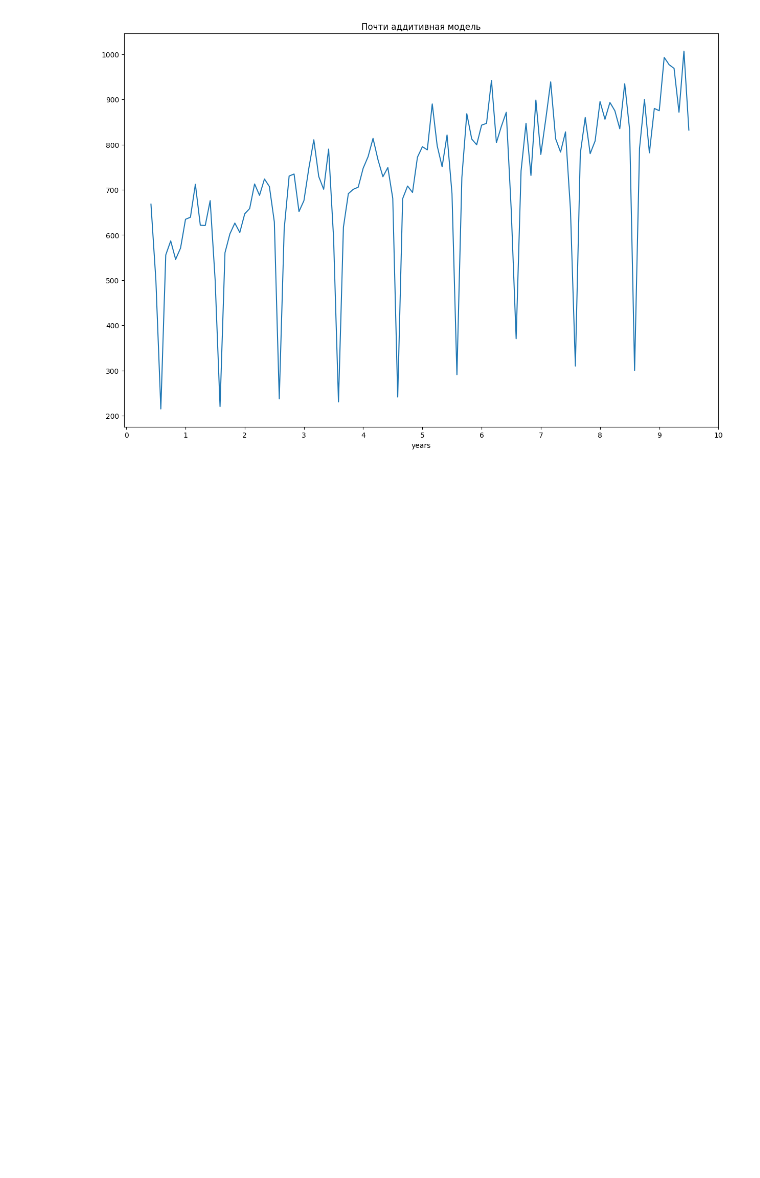
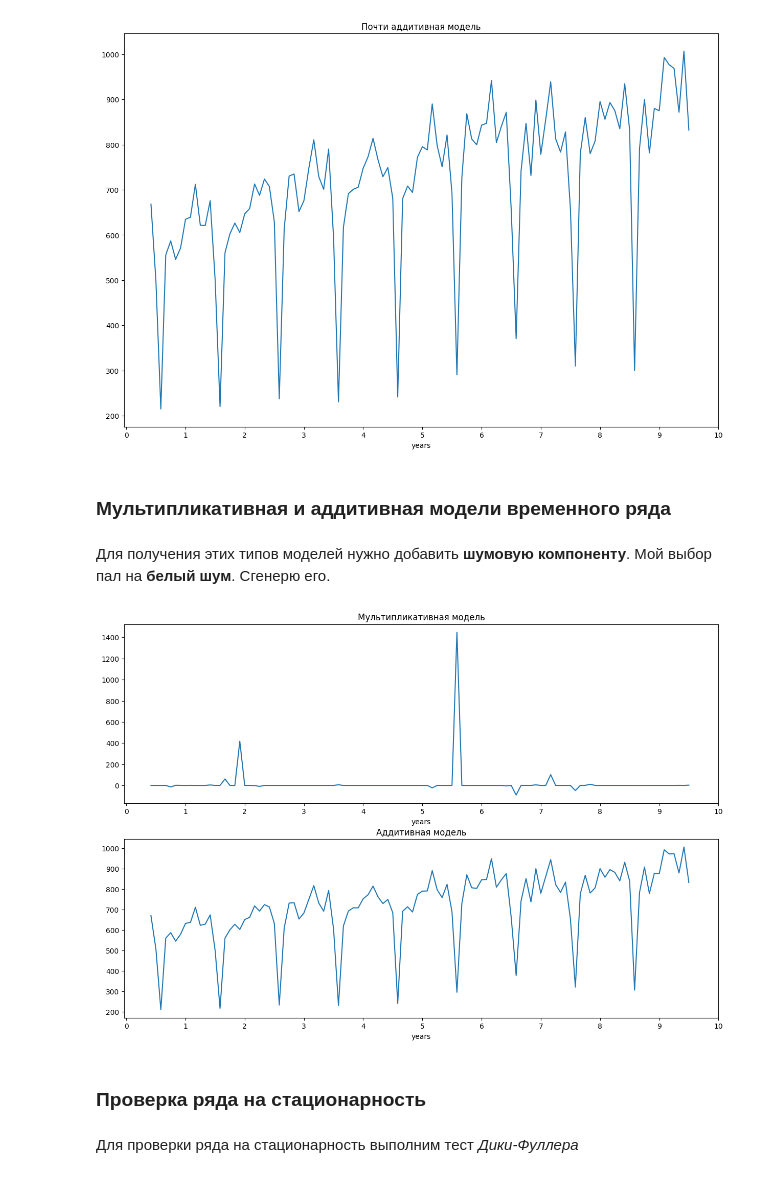
Before and after one commit to alexvilno/PSU_TIMESERIES, a Jupyter notebook: homework2/homework.ipynb, the cells around one changed output. Saved outputs shown, nothing was run; the diff lists cells and outputs as text; code cells hidden in the pictures; blank space fills up the shorter version.

```diff
--- a/homework2/homework.ipynb
+++ b/homework2/homework.ipynb
@@ -97,18 +100,36 @@ plt.show()
 # %% [markdown]
 Почти мультипликативная модель временного ряда *(без шумовой компоненты)*
 # %%
-new_ps = result.trend*(result.seasonal + 1)*result.resid
+new_ps_mult = result.trend*(result.seasonal + 1)*result.resid
 
 fig, axs = plt.subplots(figsize=(15, 10))
-plot_assignation(axs, new_ps, "years", "", "Почти мультипликативная модель", period)
+plot_assignation(axs, new_ps_mult, "years", "", "Почти мультипликативная модель", period)
 # %% [output]
 [figure]
 # %% [markdown]
 Почти аддитивная модель временного ряда *(без шумовой компоненты)*
 # %%
-new_ps = result.trend + result.seasonal + result.resid
+new_ps_add = result.trend + result.seasonal + result.resid
 
 fig, axs = plt.subplots(figsize=(15, 10))
-plot_assignation(axs, new_ps, "years", "", "Почти аддитивная модель", period)
+plot_assignation(axs, new_ps_add, "years", "", "Почти аддитивная модель", period)
 # %% [output]
 [figure]
+# %% [markdown]
+### Мультипликативная и аддитивная модели временного ряда <a id="models"></a>
+# %% [markdown]
+Для получения этих типов моделей нужно добавить **шумовую компоненту**. Мой выбор пал на **белый шум**. Сгенерю его.
+# %%
+white_noise = np.random.normal(0, 1, len(sales_df))
+new_ps_add += white_noise
+new_ps_mult *= white_noise
+
+fig, axs = plt.subplots(2, 1, figsize=(15, 10))
+plot_assignation(axs[0], new_ps_mult, "years", "", "Мультипликативная модель", period)
+plot_assignation(axs[1], new_ps_add, "years", "", "Аддитивная модель", period)
+# %% [output]
+[figure, added]
+# %% [markdown]
+### Проверка ряда на стационарность <a id="checkup"></a>
+# %% [markdown]
+Для проверки ряда на стационарность выполним тест *Дики-Фуллера*
```
Also changed, not shown: parts of 6 cells of this notebook.
